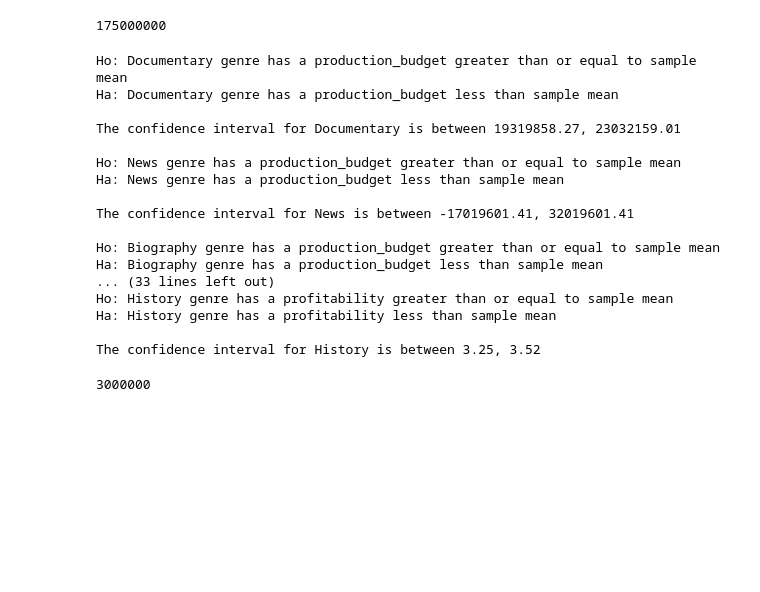
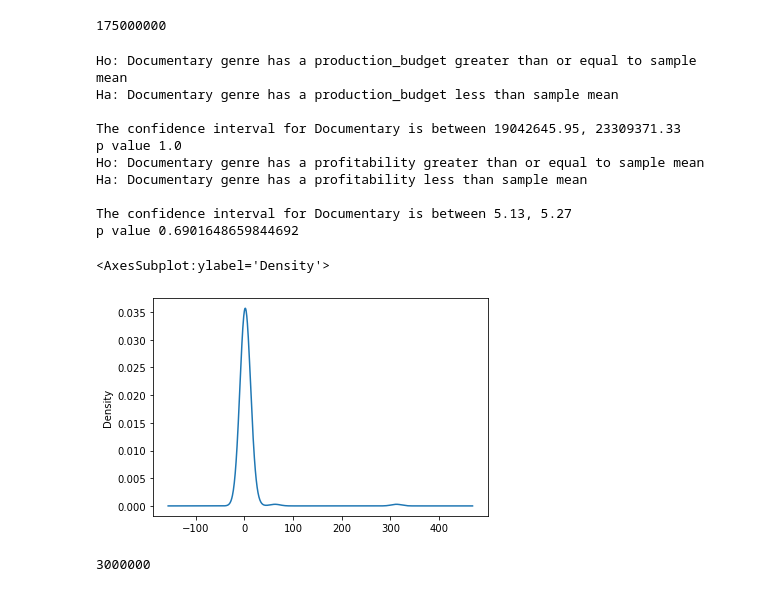
Before and after one commit to hacampbell1/teamaustin, a Jupyter notebook: computer_vision.ipynb, the cells around one changed output. Cells and saved outputs as stored; diff of their text form; code cells hidden in the pictures; blank space fills up the shorter version.

```diff
--- a/computer_vision.ipynb
+++ b/computer_vision.ipynb
@@ -341,7 +331,7 @@ def find_interval(genre, category):
     sample_mean = genres_and_budget[category].mean()
 
     # Create a dataframe of current genre and its respective category
-    genre_and_category = genres_and_budget[genres_and_budget["genres"] == genre][category]
+    genre_and_category = genres_and_budget[genres_and_budget["genres"] == genre][category][3:]
     # Calculate the tstatistic and mean of smaller dataframe
     t_statistic, value = stats.ttest_1samp(genre_and_category, sample_mean)
     curr_genre_mean = genres_and_budget[genres_and_budget["genres"] == genre][category].mean()
@@ -353,36 +343,28 @@ def find_interval(genre, category):
     upper_bound = curr_genre_mean + margin_err
     print('')
     print('The confidence interval for ' + genre +' is between ' + str(round(lower_bound,2))+ ', ' + str(round(upper_bound,2)))
-    print('')
+    p_value = stats.norm.cdf((t_statistic))
+    print('p value', (1-(p_value/2)))
 
 find_interval('Documentary', 'production_budget')
-find_interval('News', 'production_budget')
-find_interval('Biography', 'production_budget')
-find_interval('Music', 'production_budget')
-find_interval('History', 'production_budget')
 find_interval('Documentary', 'profitability')
-find_interval('News', 'profitability')
-find_interval('Biography', 'production_budget')
-find_interval('Music', 'profitability')
-find_interval('History', 'profitability')
 # %% [output]
 Ho: Documentary genre has a production_budget greater than or equal to sample mean
 Ha: Documentary genre has a production_budget less than sample mean
 
-The confidence interval for Documentary is between 19319858.27, 23032159.01
+The confidence interval for Documentary is between 19042645.95, 23309371.33
+p value 1.0
+Ho: Documentary genre has a profitability greater than or equal to sample mean
+Ha: Documentary genre has a profitability less than sample mean
 
-Ho: News genre has a production_budget greater than or equal to sample mean
-Ha: News genre has a production_budget less than sample mean
-
-The confidence interval for News is between -17019601.41, 32019601.41
-
-Ho: Biography genre has a production_budget greater than or equal to sample mean
-Ha: Biography genre has a production_budget less than sample mean
-... (33 lines left out)
-Ho: History genre has a profitability greater than or equal to sample mean
-Ha: History genre has a profitability less than sample mean
-
-The confidence interval for History is between 3.25, 3.52
+The confidence interval for Documentary is between 5.13, 5.27
+p value 0.6901648659844692
+# %%
+doc_bud = genres_and_budget[genres_and_budget["genres"] == 'Documentary']
+doc_bud['profitability'].plot(kind='kde')
+# %% [output]
+<AxesSubplot:ylabel='Density'>
+[figure, added]
 # %%
 """ Checking News budget"""
 news = genres_and_budget[genres_and_budget["genres"] == 'News']['production_budget']
```
Also changed, not shown: parts of 4 cells of this notebook.
